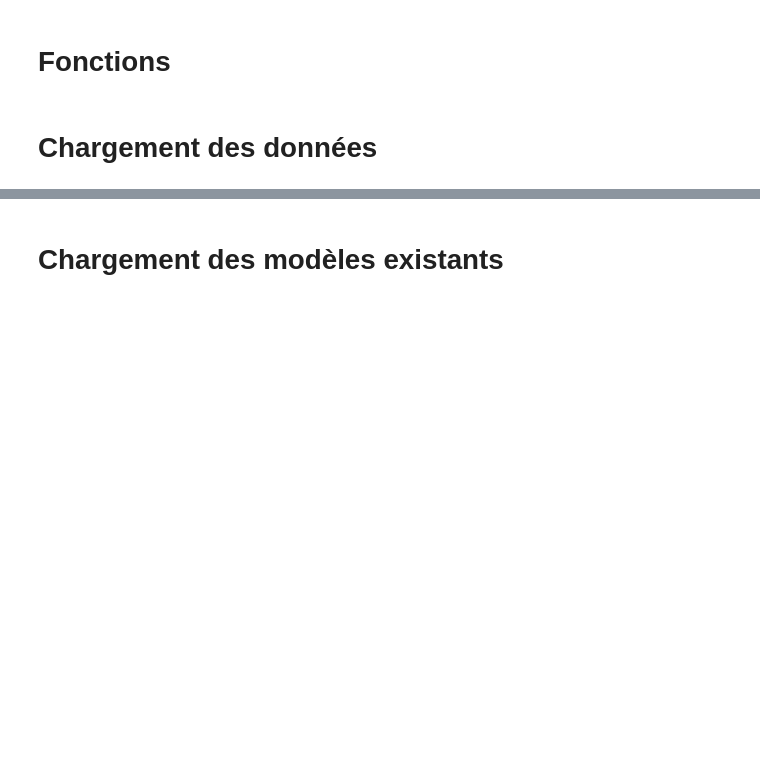
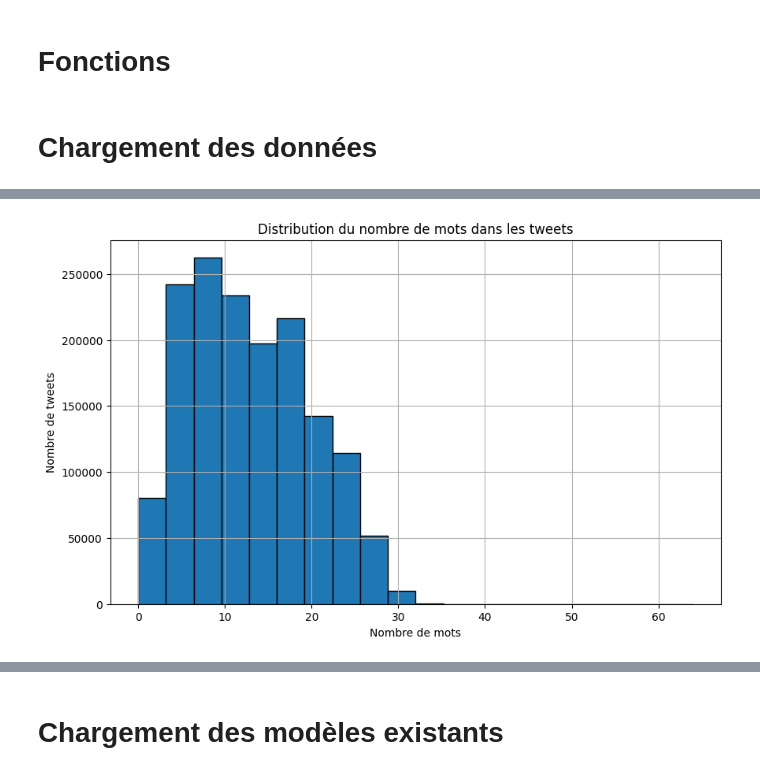
Before and after one commit to stess/AI_P9-Notebook, a Jupyter notebook: Roulland_Stéphanie_2_notebook_122024.ipynb, the cells around one changed output, grey strips where cells are left out. Cells and saved outputs as stored; diff of their text form; code cells hidden in the pictures; blank space fills up the shorter version.

```diff
--- a/Roulland_Stéphanie_2_notebook_122024.ipynb
+++ b/Roulland_Stéphanie_2_notebook_122024.ipynb
@@ -49,0 +253,2 @@ print(df_final.head())
+# %%
+df_tweets = remove_mentions(df_tweets, "text")
@@ -49,0 +264,20 @@ print(df_final.head())
+# %%
+# Supprimer les doublons basés sur la colonne 'text'
+df_tweets = df_tweets.drop_duplicates(subset='text')
+
+# Optionnel : Réinitialiser l'index après la suppression des doublons
+df_tweets.reset_index(drop=True, inplace=True)
+# %%
+# Calcul du nombre de mots dans chaque tweet
+df_tweets['word_count'] = df_tweets['text'].apply(lambda x: len(x.split()))
+
+# Création de l'histogramme
+plt.figure(figsize=(10, 6))
+plt.hist(df_tweets['word_count'], bins=20, edgecolor='black')
+plt.title('Distribution du nombre de mots dans les tweets')
+plt.xlabel('Nombre de mots')
+plt.ylabel('Nombre de tweets')
+plt.grid(True)
+plt.show()
+# %% [output]
+[figure, added]
```
Also changed, not shown: parts of 45 cells of this notebook.
